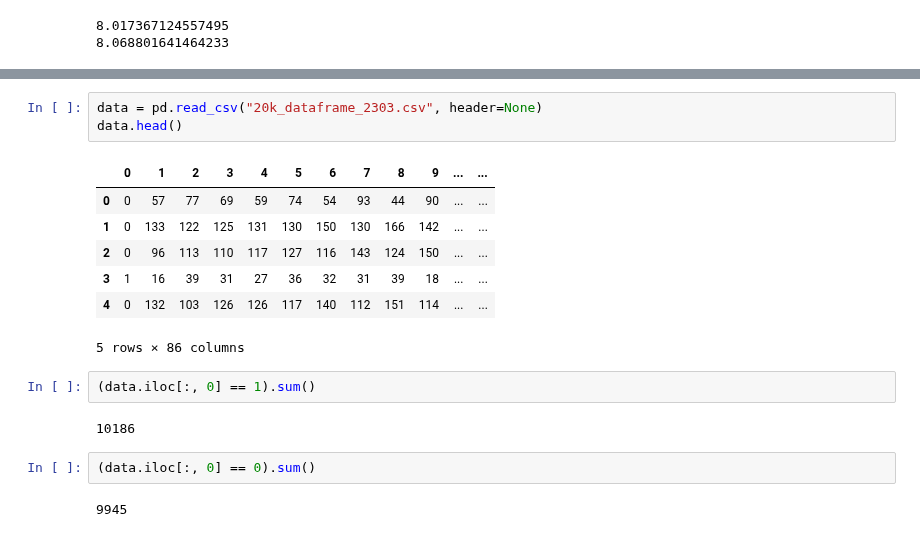
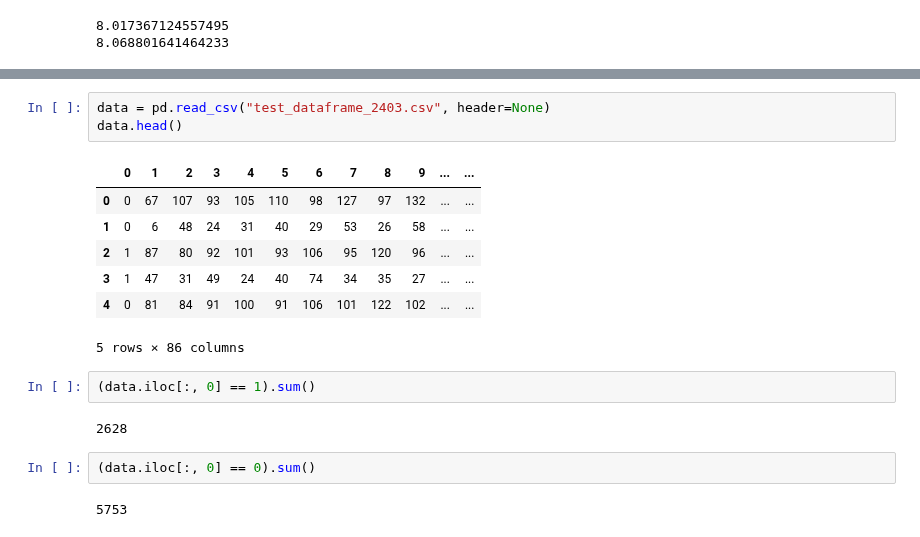
Before and after one commit to bisalgt/playground, a Jupyter notebook: learn_redpitaya/Convert raw data to csv.ipynb, the cells around one changed output, grey strips where cells are left out. Saved outputs shown, nothing was run; the diff lists cells and outputs as text.

Commit message:
Understanding the data distributioon from Sensor.

```diff
--- a/learn_redpitaya/Convert raw data to csv.ipynb
+++ b/learn_redpitaya/Convert raw data to csv.ipynb
@@ -1154,19 +1154,19 @@ print(time.time() - begining_start_time)
 # %%
-data = pd.read_csv("20k_dataframe_2303.csv", header=None)
+data = pd.read_csv("test_dataframe_2403.csv", header=None)
 data.head()
 # %% [output]
 |  | 0 | 1 | 2 | 3 | 4 | 5 | 6 | 7 | 8 | 9 | ... | ... |
-| 0 | 0 | 57 | 77 | 69 | 59 | 74 | 54 | 93 | 44 | 90 | ... | ... |
-| 1 | 0 | 133 | 122 | 125 | 131 | 130 | 150 | 130 | 166 | 142 | ... | ... |
-| 2 | 0 | 96 | 113 | 110 | 117 | 127 | 116 | 143 | 124 | 150 | ... | ... |
-| 3 | 1 | 16 | 39 | 31 | 27 | 36 | 32 | 31 | 39 | 18 | ... | ... |
-| 4 | 0 | 132 | 103 | 126 | 126 | 117 | 140 | 112 | 151 | 114 | ... | ... |
+| 0 | 0 | 67 | 107 | 93 | 105 | 110 | 98 | 127 | 97 | 132 | ... | ... |
+| 1 | 0 | 6 | 48 | 24 | 31 | 40 | 29 | 53 | 26 | 58 | ... | ... |
+| 2 | 1 | 87 | 80 | 92 | 101 | 93 | 106 | 95 | 120 | 96 | ... | ... |
+| 3 | 1 | 47 | 31 | 49 | 24 | 40 | 74 | 34 | 35 | 27 | ... | ... |
+| 4 | 0 | 81 | 84 | 91 | 100 | 91 | 106 | 101 | 122 | 102 | ... | ... |
 5 rows × 86 columns
 # %%
 (data.iloc[:, 0] == 1).sum()
 # %% [output]
-10186
+2628
 # %%
 (data.iloc[:, 0] == 0).sum()
 # %% [output]
-9945
+5753
```
Also changed, not shown: parts of 12 cells of this notebook, 12 other files.
